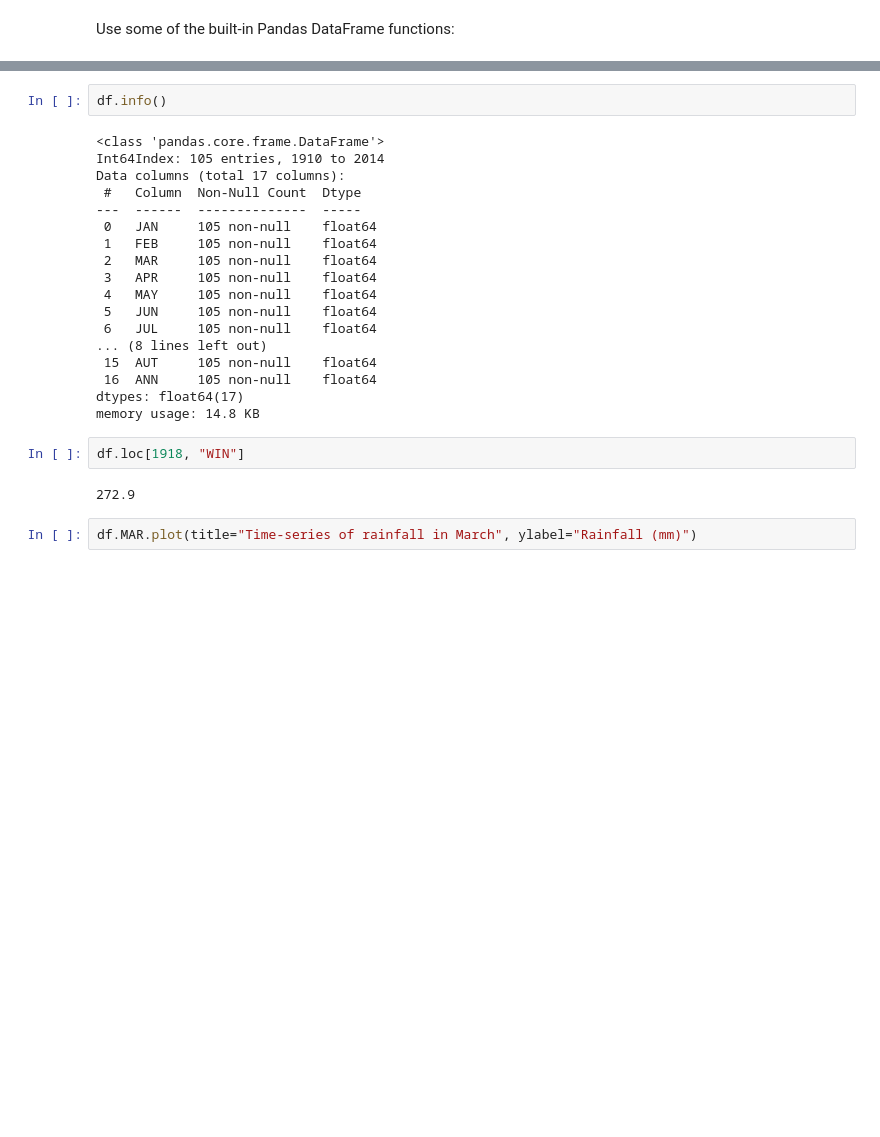
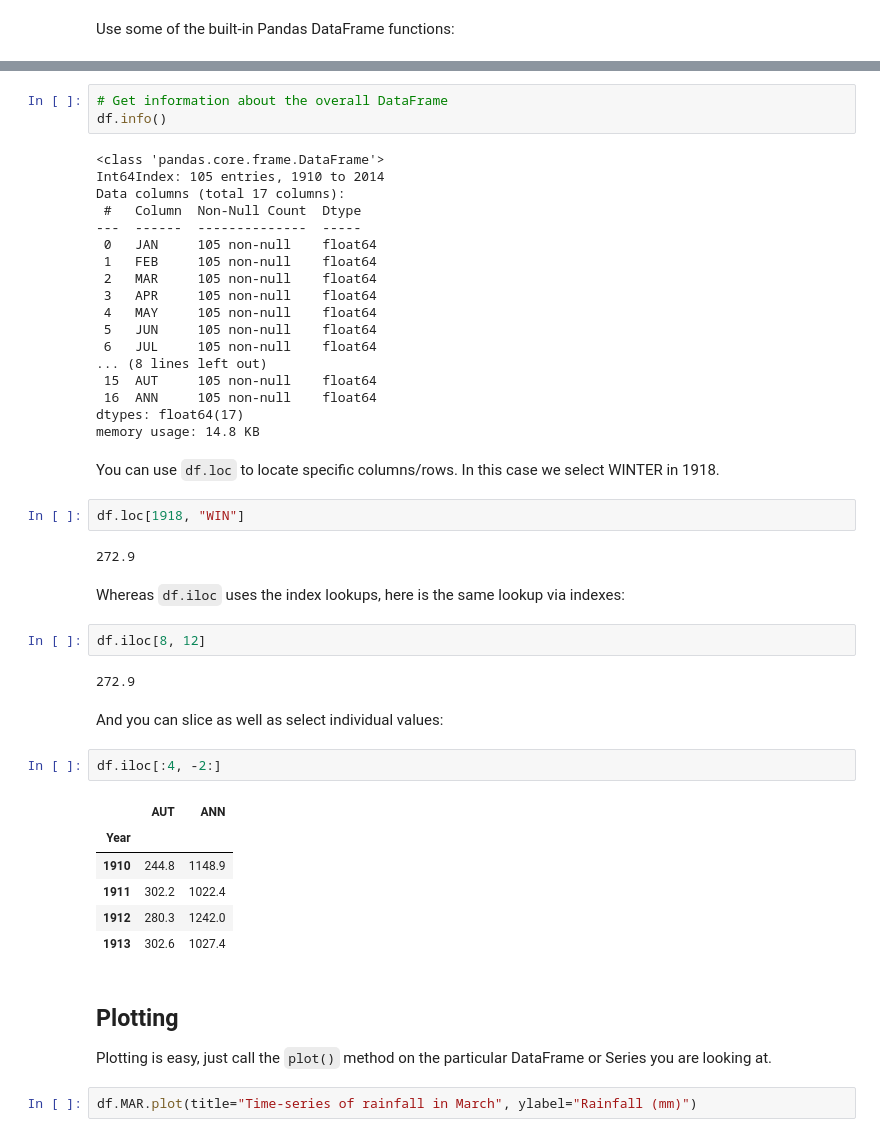
Before and after one commit to ncasuk/ncas-isc, a Jupyter notebook: python-data/solutions/ex06_pandas_rainfall.ipynb, the cells around one changed output, grey strips where cells are left out. Saved outputs shown, nothing was run; the diff lists cells and outputs as text; blank space fills up the shorter version.

```diff
--- a/python-data/solutions/ex06_pandas_rainfall.ipynb
+++ b/python-data/solutions/ex06_pandas_rainfall.ipynb
@@ -77,6 +103,7 @@ df.describe()
 | 75% | 137.000000 | 106.300000 | 93.500000 | 87.200000 | 86.700000 | 86.900000 | 98.500000 | 112.900000 | 113.700000 | 142.300000 | 143.000000 | ... |
 | max | 205.100000 | 187.900000 | 150.300000 | 128.000000 | 128.300000 | 149.000000 | 145.600000 | 167.600000 | 182.200000 | 194.800000 | 215.700000 | ... |
 # %%
+# Get information about the overall DataFrame
 df.info()
 # %% [output]
 <class 'pandas.core.frame.DataFrame'>
@@ -96,10 +123,33 @@ Data columns (total 17 columns):
  16  ANN     105 non-null    float64
 dtypes: float64(17)
 memory usage: 14.8 KB
+# %% [markdown]
+You can use `df.loc` to locate specific columns/rows. In this case we select WINTER in 1918.
 # %%
 df.loc[1918, "WIN"]
 # %% [output]
 272.9
+# %% [markdown]
+Whereas `df.iloc` uses the index lookups, here is the same lookup via indexes:
+# %%
+df.iloc[8, 12]
+# %% [output]
+272.9
+# %% [markdown]
+And you can slice as well as select individual values:
+# %%
+df.iloc[:4, -2:]
+# %% [output]
+|  | AUT | ANN |
+| Year |  |  |
+| 1910 | 244.8 | 1148.9 |
+| 1911 | 302.2 | 1022.4 |
+| 1912 | 280.3 | 1242.0 |
+| 1913 | 302.6 | 1027.4 |
+# %% [markdown]
+## Plotting
+
+Plotting is easy, just call the `plot()` method on the particular DataFrame or Series you are looking at.
 # %%
 df.MAR.plot(title="Time-series of rainfall in March", ylabel="Rainfall (mm)")
 # %% [output]
```
Also changed, not shown: parts of 8 cells of this notebook.
